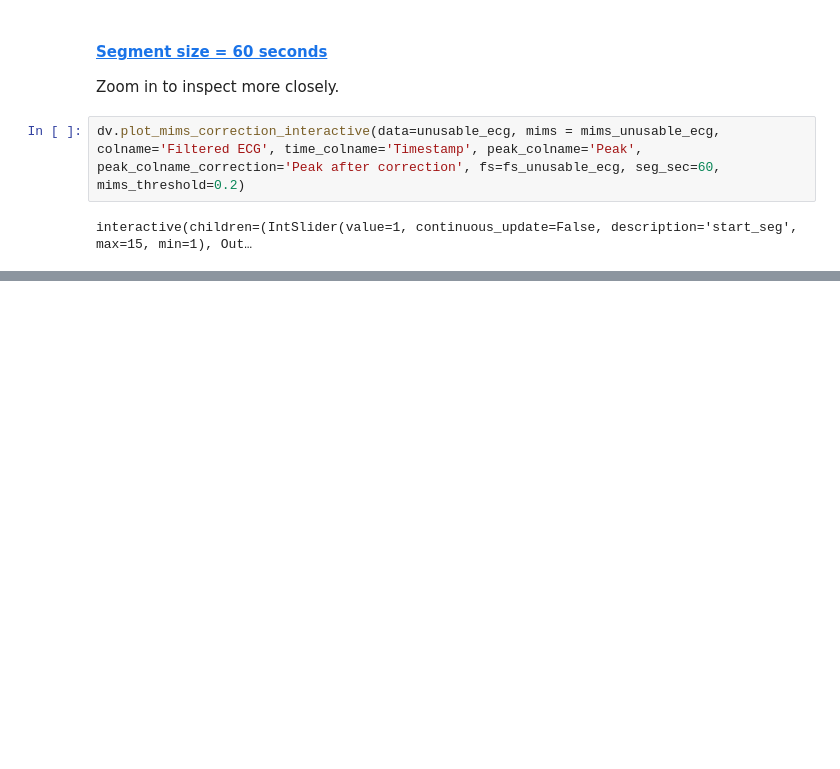
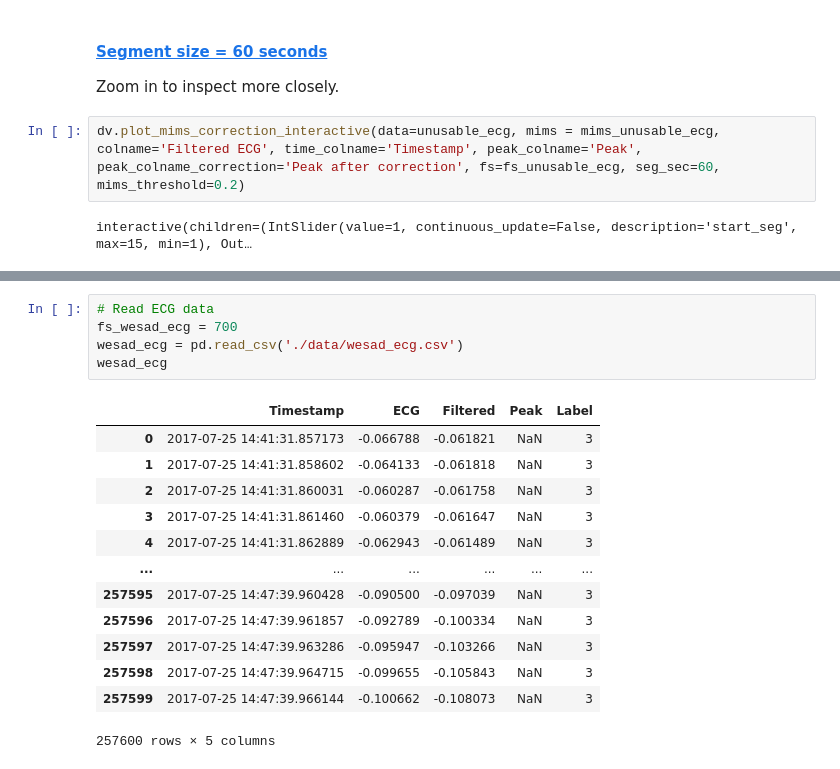
Before and after one commit to ynwtnb/heartview_data_visualization, a Jupyter notebook: data_quality_visualization.ipynb, the cells around one changed output, grey strips where cells are left out. Cells and saved outputs as stored; diff of their text form; blank space fills up the shorter version.

```diff
--- a/data_quality_visualization.ipynb
+++ b/data_quality_visualization.ipynb
@@ -554,0 +671,19 @@ interactive(children=(IntSlider(value=1, continuous_update=False, description='s
+# %%
+# Read ECG data
+fs_wesad_ecg = 700
+wesad_ecg = pd.read_csv('./data/wesad_ecg.csv')
+wesad_ecg
+# %% [output]
+|  | Timestamp | ECG | Filtered | Peak | Label |
+| 0 | 2017-07-25 14:41:31.857173 | -0.066788 | -0.061821 | NaN | 3 |
+| 1 | 2017-07-25 14:41:31.858602 | -0.064133 | -0.061818 | NaN | 3 |
+| 2 | 2017-07-25 14:41:31.860031 | -0.060287 | -0.061758 | NaN | 3 |
+| 3 | 2017-07-25 14:41:31.861460 | -0.060379 | -0.061647 | NaN | 3 |
+| 4 | 2017-07-25 14:41:31.862889 | -0.062943 | -0.061489 | NaN | 3 |
+| ... | ... | ... | ... | ... | ... |
+| 257595 | 2017-07-25 14:47:39.960428 | -0.090500 | -0.097039 | NaN | 3 |
+| 257596 | 2017-07-25 14:47:39.961857 | -0.092789 | -0.100334 | NaN | 3 |
+| 257597 | 2017-07-25 14:47:39.963286 | -0.095947 | -0.103266 | NaN | 3 |
+| 257598 | 2017-07-25 14:47:39.964715 | -0.099655 | -0.105843 | NaN | 3 |
+| 257599 | 2017-07-25 14:47:39.966144 | -0.100662 | -0.108073 | NaN | 3 |
+257600 rows × 5 columns
```
Also changed, not shown: parts of 33 cells of this notebook, 2 other files.
